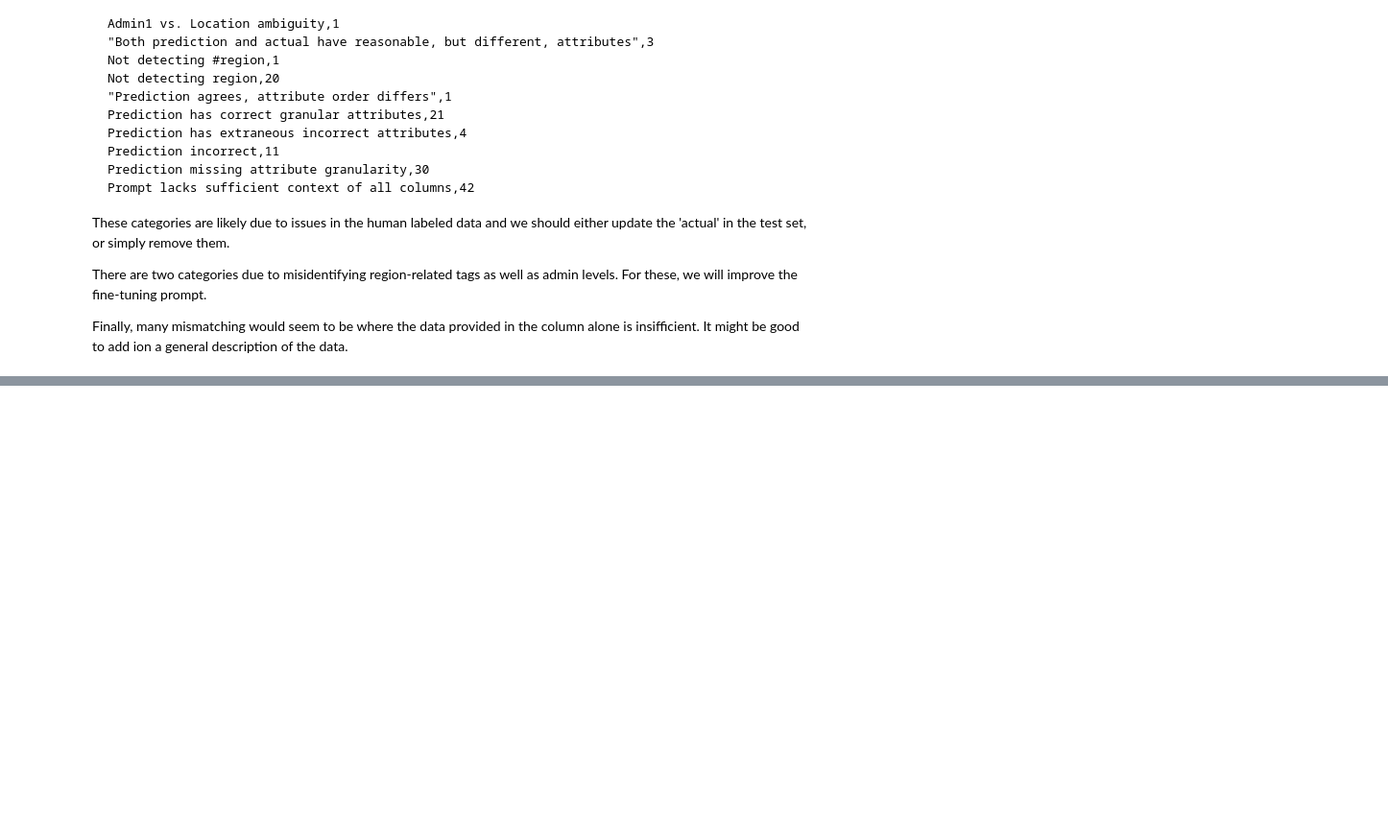
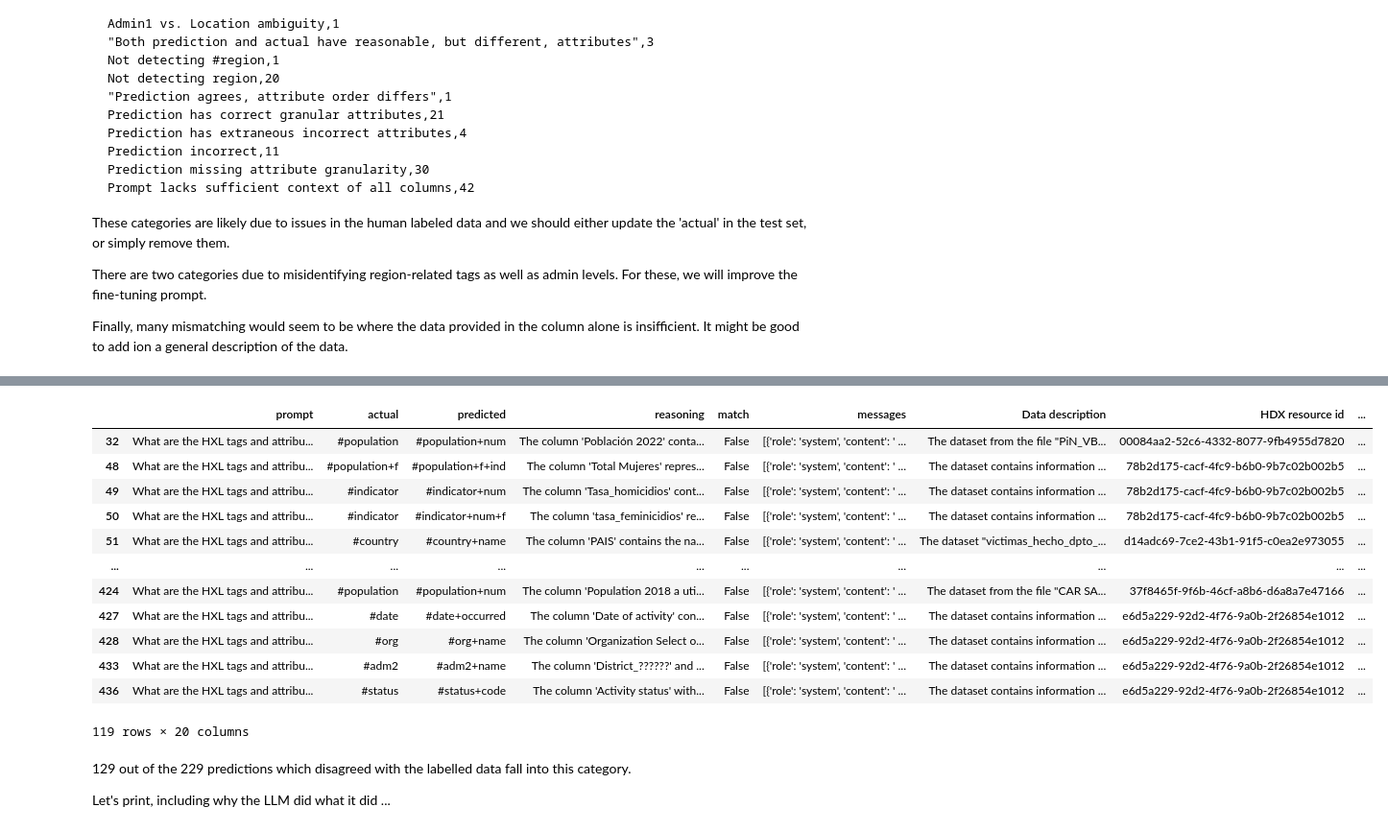
Before and after one commit to datakind/hxl-metadata-prediction, a Jupyter notebook: openai-hxl-prediction.ipynb, the cells around one changed output, grey strips where cells are left out. Shown at 96% size. Drawn from its saved outputs; the diff is of its cells as text; code cells hidden in the pictures; blank space fills up the shorter version.

```diff
--- a/openai-hxl-prediction.ipynb
+++ b/openai-hxl-prediction.ipynb
@@ -251,7 +247,7 @@ Current status: running
 Fine-tuning job ftjob-TxNTfk1vI83R7dNor0rqlVkU succeeded!
 Fine-tuned model: ft:gpt-4o-mini-2024-07-18:datakind::9p1xodpF
 # %%
-model = "ft:gpt-4o-mini-2024-07-18:datakind::9oJXzcfa" # No data summaries
-#model = ft:gpt-4o-mini-2024-07-18:datakind::9p1xodpF # With data description
+#model = "ft:gpt-4o-mini-2024-07-18:datakind::9oJXzcfa" # No data summaries
+model = "ft:gpt-4o-mini-2024-07-18:datakind::9p1xodpF # With data description"
 print(f"Fine-tuned model: {model}")
 # %% [output]
@@ -769,0 +770,4 @@ TypeError: 'NoneType' object is not subscriptable
+# %%
+for model in ["gpt-4o-mini","gpt-4o"]:
+  print(f"Model: {model}")
+  results = make_prompt_predictions(X_test, model, temperature=0.1, top_p=0.1, max_tokens=2000)
@@ -769,0 +890,25 @@ TypeError: 'NoneType' object is not subscriptable
+# %%
+df['actual_tag'] = results['actual'].apply(lambda x: x.split('+')[0])
+df['predicted_tag'] = results['predicted'].apply(lambda x: x.split('+')[0])
+
+# Find examples where tag is the same, but predicted has more attributes (ie more '+')
+df2 = df[(df['actual_tag'] == df['predicted_tag']) & (df['predicted'].str.count('\+') > df['actual'].str.count('\+'))]
+display(df2)
+# %% [output]
+|  | prompt | actual | predicted | reasoning | match | messages | Data description | HDX resource id | ... |
+| 32 | What are the HXL tags and attribu... | #population | #population+num | The column 'Población 2022' conta... | False | [{'role': 'system', 'content': ' ... | The dataset from the file "PiN_VB... | 00084aa2-52c6-4332-8077-9fb4955d7820 | ... |
+| 48 | What are the HXL tags and attribu... | #population+f | #population+f+ind | The column 'Total Mujeres' repres... | False | [{'role': 'system', 'content': ' ... | The dataset contains information ... | 78b2d175-cacf-4fc9-b6b0-9b7c02b002b5 | ... |
+| 49 | What are the HXL tags and attribu... | #indicator | #indicator+num | The column 'Tasa_homicidios' cont... | False | [{'role': 'system', 'content': ' ... | The dataset contains information ... | 78b2d175-cacf-4fc9-b6b0-9b7c02b002b5 | ... |
+| 50 | What are the HXL tags and attribu... | #indicator | #indicator+num+f | The column 'tasa_feminicidios' re... | False | [{'role': 'system', 'content': ' ... | The dataset contains information ... | 78b2d175-cacf-4fc9-b6b0-9b7c02b002b5 | ... |
+| 51 | What are the HXL tags and attribu... | #country | #country+name | The column 'PAIS' contains the na... | False | [{'role': 'system', 'content': ' ... | The dataset "victimas_hecho_dpto_... | d14adc69-7ce2-43b1-91f5-c0ea2e973055 | ... |
+| ... | ... | ... | ... | ... | ... | ... | ... | ... | ... |
+| 424 | What are the HXL tags and attribu... | #population | #population+num | The column 'Population 2018 a uti... | False | [{'role': 'system', 'content': ' ... | The dataset from the file "CAR SA... | 37f8465f-9f6b-46cf-a8b6-d6a8a7e47166 | ... |
+| 427 | What are the HXL tags and attribu... | #date | #date+occurred | The column 'Date of activity' con... | False | [{'role': 'system', 'content': ' ... | The dataset contains information ... | e6d5a229-92d2-4f76-9a0b-2f26854e1012 | ... |
+| 428 | What are the HXL tags and attribu... | #org | #org+name | The column 'Organization Select o... | False | [{'role': 'system', 'content': ' ... | The dataset contains information ... | e6d5a229-92d2-4f76-9a0b-2f26854e1012 | ... |
+| 433 | What are the HXL tags and attribu... | #adm2 | #adm2+name | The column 'District_??????' and ... | False | [{'role': 'system', 'content': ' ... | The dataset contains information ... | e6d5a229-92d2-4f76-9a0b-2f26854e1012 | ... |
+| 436 | What are the HXL tags and attribu... | #status | #status+code | The column 'Activity status' with... | False | [{'role': 'system', 'content': ' ... | The dataset contains information ... | e6d5a229-92d2-4f76-9a0b-2f26854e1012 | ... |
+119 rows × 20 columns
+# %% [markdown]
+129 out of the 229 predictions which disagreed with the labelled data fall into this category.
+
+Let's print, including why the LLM did what it did ...
```
Also changed, not shown: parts of 18 cells of this notebook.
